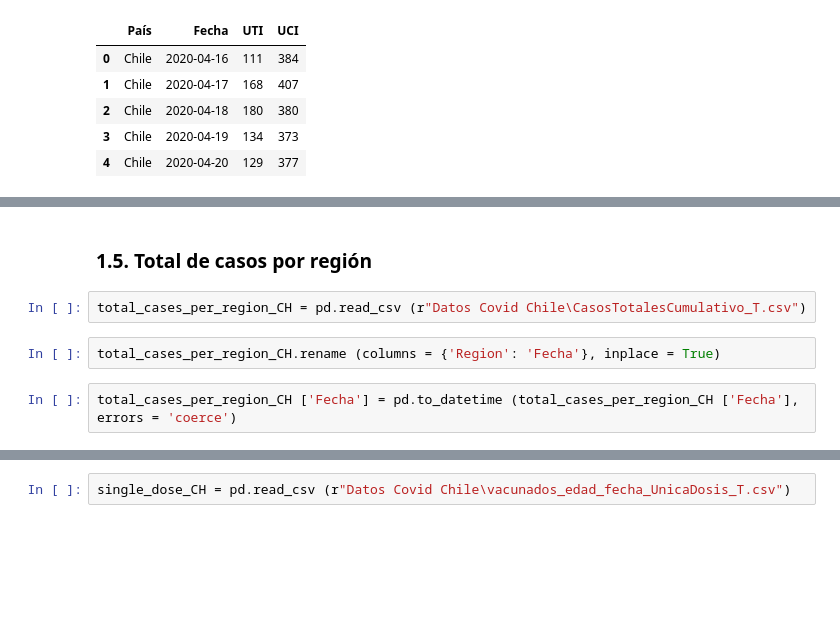
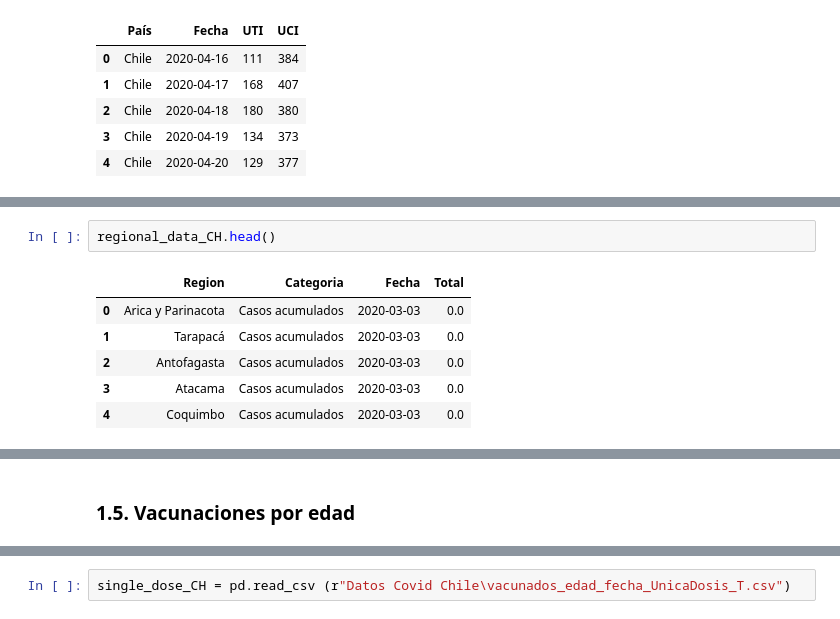
Before and after one commit to carovejar/Analisis-del-COVID-19-en-Chile-y-Uruguay, a Jupyter notebook: Análisis del coronavirus en Chile y Uruguay.ipynb, the cells around one changed output, grey strips where cells are left out. Drawn from its saved outputs; the diff is of its cells as text; blank space fills up the shorter version.

Commit message:
Actualización de los datos

```diff
--- a/Análisis del coronavirus en Chile y Uruguay.ipynb
+++ b/Análisis del coronavirus en Chile y Uruguay.ipynb
@@ -156,10 +143,13 @@ new_cases_per_region_CH.tail()
+# %%
+regional_data_CH.head()
+# %% [output]
+|  | Region | Categoria | Fecha | Total |
+| 0 | Arica y Parinacota | Casos acumulados | 2020-03-03 | 0.0 |
+| 1 | Tarapacá | Casos acumulados | 2020-03-03 | 0.0 |
+| 2 | Antofagasta | Casos acumulados | 2020-03-03 | 0.0 |
+| 3 | Atacama | Casos acumulados | 2020-03-03 | 0.0 |
+| 4 | Coquimbo | Casos acumulados | 2020-03-03 | 0.0 |
 # %% [markdown]
 <a id = 'Sección1.5'></a>
 # %% [markdown]
-### 1.5. Total de casos por región
+### 1.5. Vacunaciones por edad
-# %%
-total_cases_per_region_CH = pd.read_csv (r"Datos Covid Chile\CasosTotalesCumulativo_T.csv")
-# %%
-total_cases_per_region_CH.rename (columns = {'Region': 'Fecha'}, inplace = True)
-# %%
-total_cases_per_region_CH ['Fecha'] = pd.to_datetime (total_cases_per_region_CH ['Fecha'], errors = 'coerce')
```
Also changed, not shown: parts of 72 cells of this notebook.
